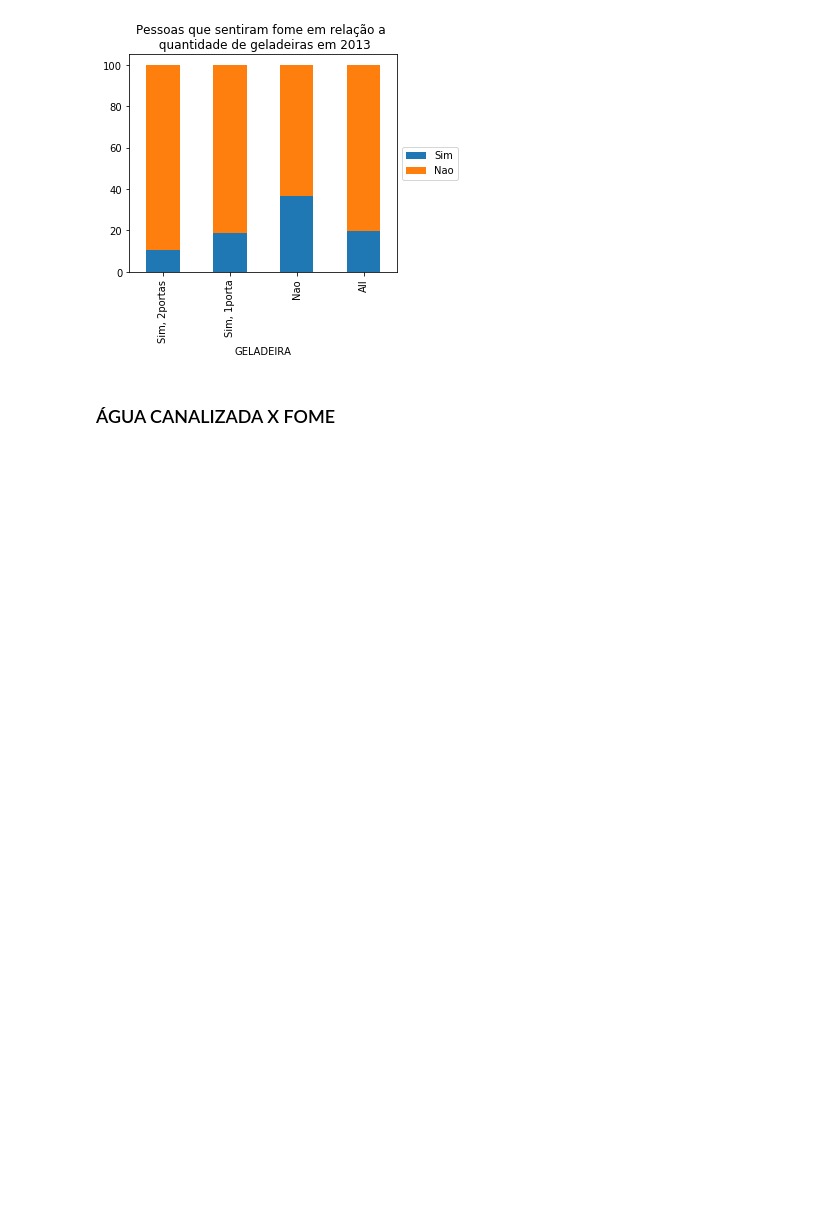
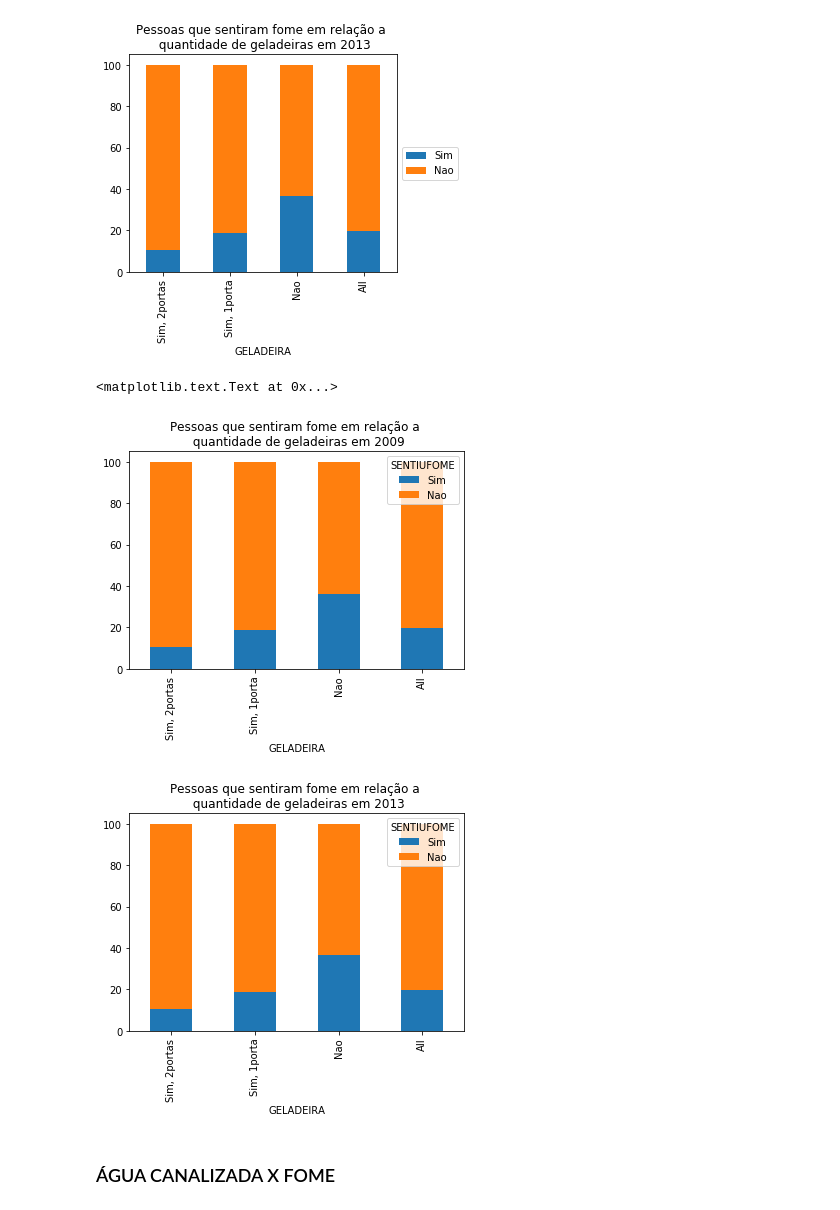
Before and after one commit to milenamaluli/CD, a Jupyter notebook: Projeto1 Milena Maluli.ipynb, the cells around one changed output. Drawn from its saved outputs; the diff is of its cells as text; code cells hidden in the pictures; blank space fills up the shorter version.

```diff
--- a/Projeto1 Milena Maluli.ipynb
+++ b/Projeto1 Milena Maluli.ipynb
@@ -288,6 +341,19 @@ Sim, 1porta   18.856949  81.143051
 Nao           36.371662  63.628338
 All           19.775029  80.224971
 [figure]
+# %%
+
+ctgf= (pd.crosstab(d.GELADEIRA,d.SENTIUFOME,margins=True,rownames=['GELADEIRA'], colnames=['SENTIUFOME'], normalize='index')*100)
+ctgf.plot(kind='bar', stacked=True)
+plt.title('Pessoas que sentiram fome em relação a \n quantidade de geladeiras em 2009')
+
+ctgf2= (pd.crosstab(d2.GELADEIRA,d2.SENTIUFOME,margins=True,rownames=['GELADEIRA'], colnames=['SENTIUFOME'], normalize='index')*100)
+ctgf2.plot(kind='bar', stacked=True)
+plt.title('Pessoas que sentiram fome em relação a \n quantidade de geladeiras em 2013')
+# %% [output]
+<matplotlib.text.Text at 0x...>
+[figure, added]
+[figure, added]
 # %% [markdown]
 ###  ÁGUA CANALIZADA X FOME
 # %% [markdown]
```
Also changed, not shown: parts of 8 cells of this notebook, 4 other files.
